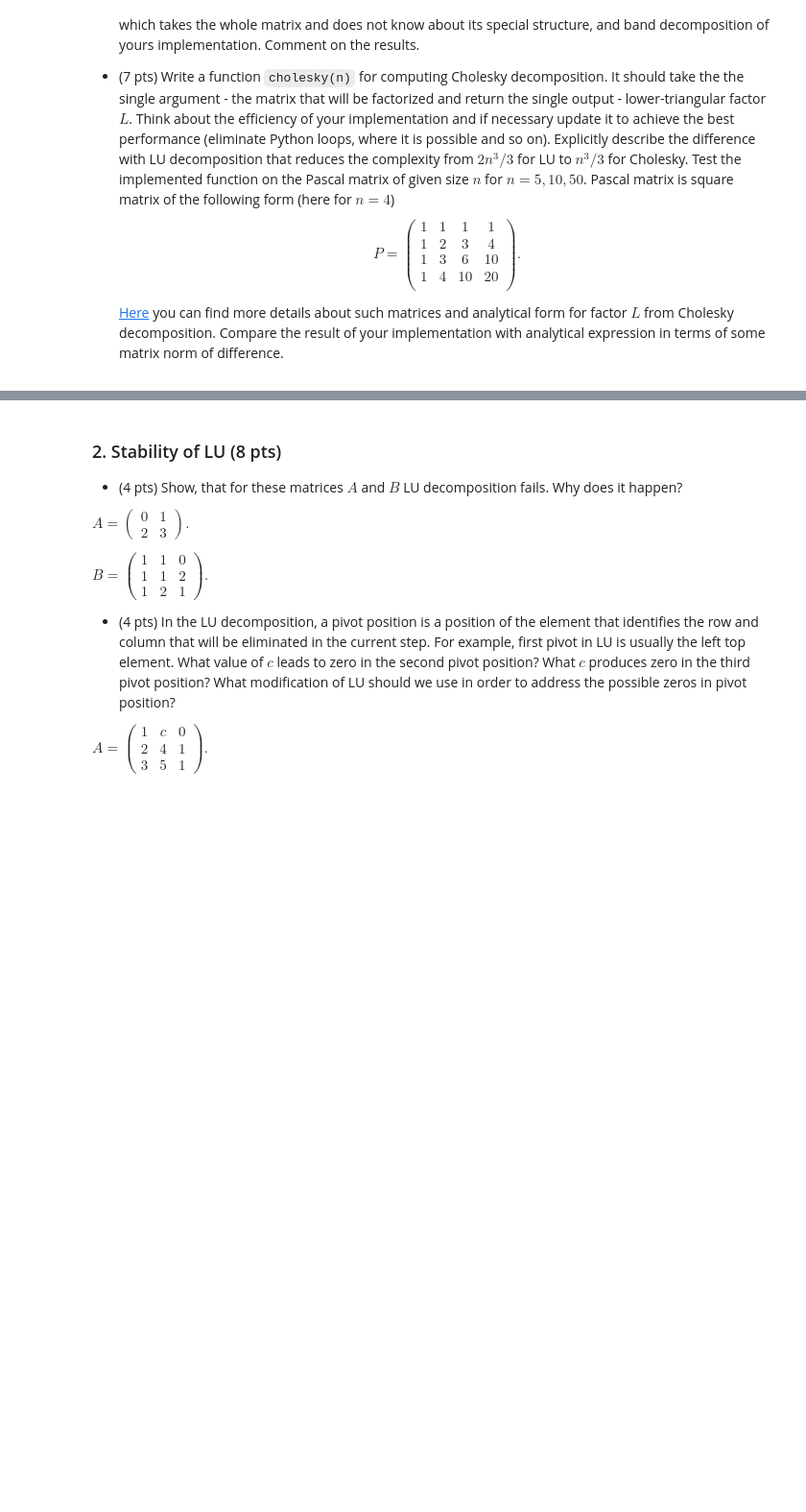
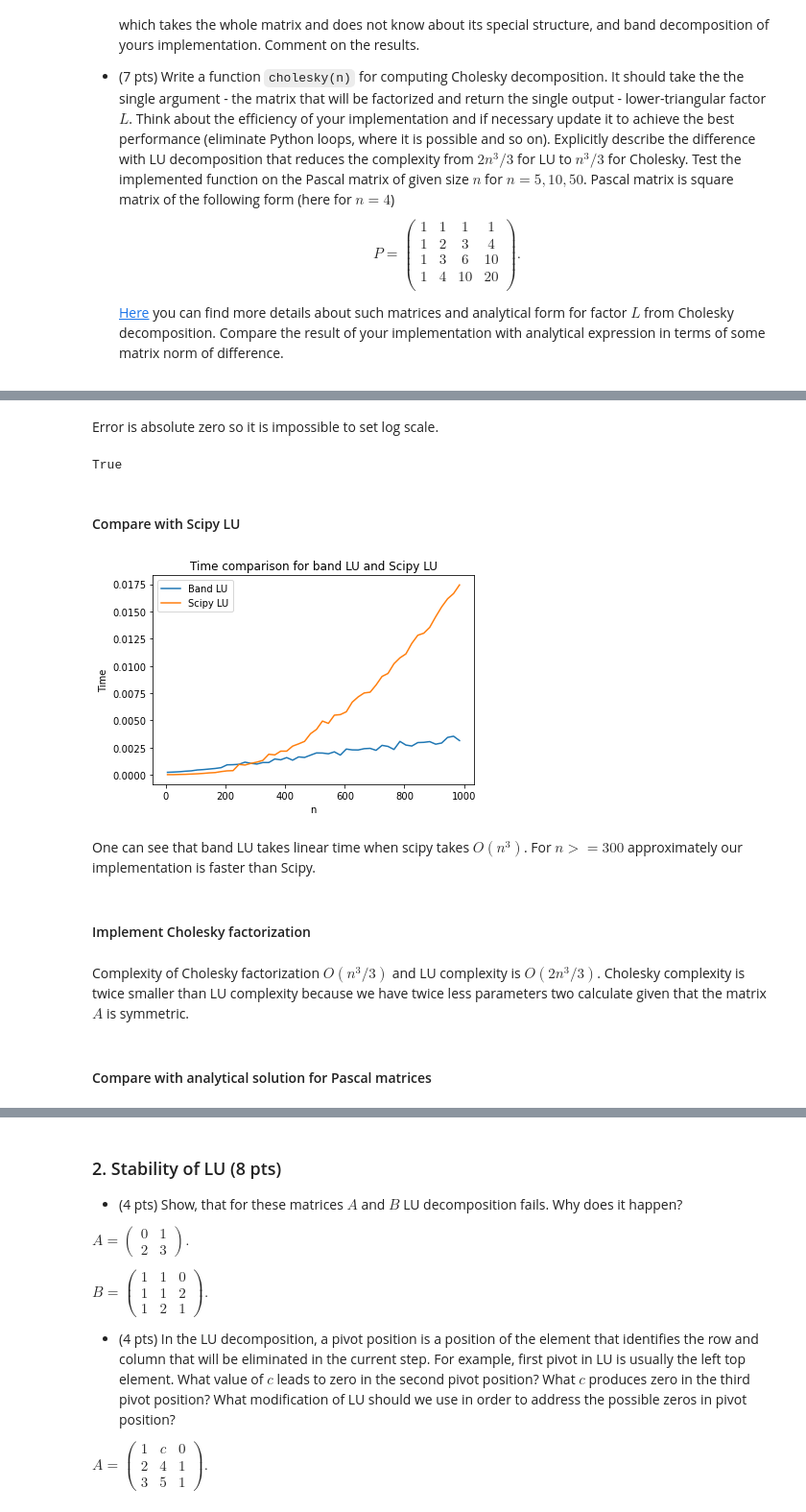
Before and after one commit to ArtemVergazov/nla2021, a Jupyter notebook: hw/hw2/vergazov_hw2.ipynb, the cells around one changed output, grey strips where cells are left out. Shown at 96% size. Saved outputs shown, nothing was run; the diff lists cells and outputs as text; code cells hidden in the pictures; blank space fills up the shorter version.

```diff
--- a/hw/hw2/vergazov_hw2.ipynb
+++ b/hw/hw2/vergazov_hw2.ipynb
@@ -52,0 +186,8 @@ def cholesky(A):
+# %% [markdown]
+Error is absolute zero so it is impossible to set log scale.
+# %%
+(np.array(errors) == 0).all()
+# %% [output]
+True
+# %% [markdown]
+#### Compare with Scipy LU
@@ -52,0 +196,12 @@ def cholesky(A):
+# %%
+my_times = []
+sc_times = []
+diag_broadcast = [1, 2, 1]
+nvals = np.arange(5, 1000, 20)
+for n in nvals:
+    my_time = %timeit -o -q -n 5 my_LU(diag_broadcast, n)
+    my_times.append(np.mean(my_time.timings))
+
+    A = get_A(diag_broadcast, n).toarray()
+    sc_time = %timeit -o -q -n 5 lu(A)
+    sc_times.append(np.mean(sc_time.timings))
@@ -52,0 +210,14 @@ def cholesky(A):
+# %%
+plt.plot(nvals, my_times, label='Band LU')
+plt.plot(nvals, sc_times, label='Scipy LU')
+
+plt.title('Time comparison for band LU and Scipy LU')
+plt.xlabel('n')
+plt.ylabel('Time')
+plt.legend();
+# %% [output]
+[figure, added]
+# %% [markdown]
+One can see that band LU takes linear time when scipy takes $O(n^3)$. For $n >= 300$ approximately our implementation is faster than Scipy.
+# %% [markdown]
+#### Implement Cholesky factorization
@@ -52,0 +238,4 @@ def cholesky(A):
+# %% [markdown]
+Complexity of Cholesky factorization $O(n^3/3)$ and LU complexity is $O(2 n^3/3)$. Cholesky complexity is twice smaller than LU complexity because we have twice less parameters two calculate given that the matrix $A$ is symmetric.
+# %% [markdown]
+#### Compare with analytical solution for Pascal matrices
```
Also changed, not shown: parts of 135 cells of this notebook, 1 other file.
